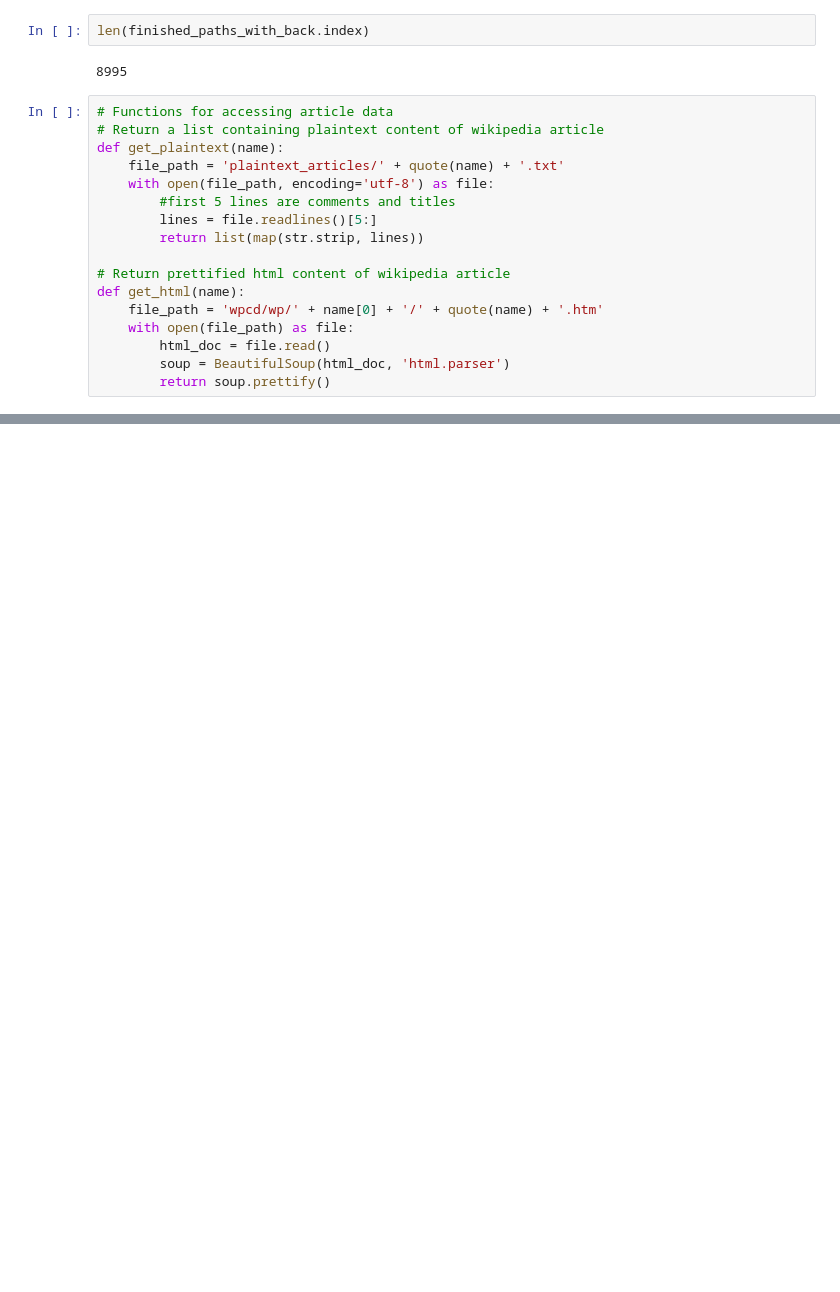
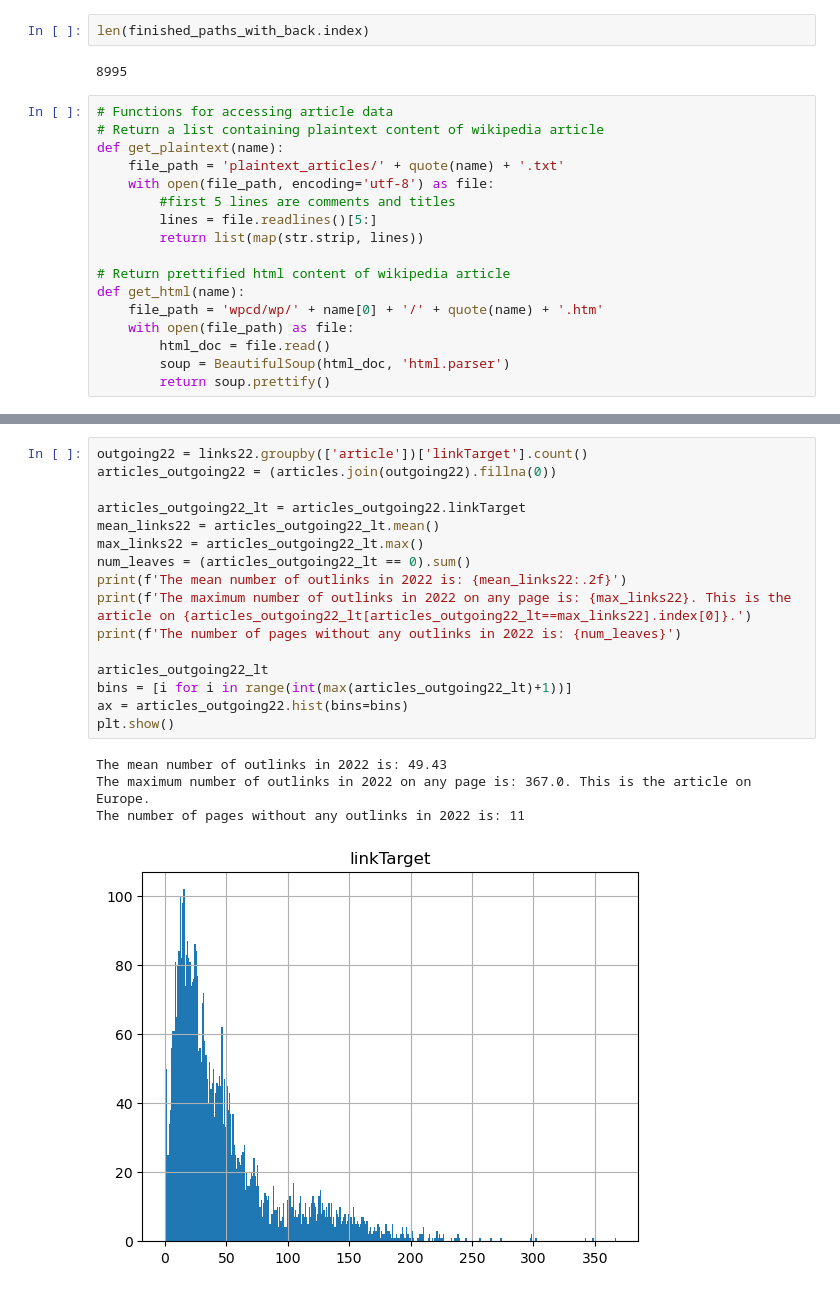
Before and after one commit to epfl-ada/ada-2022-project-deadmaus, a Jupyter notebook: data_analysis.ipynb, the cells around one changed output, grey strips where cells are left out. Saved outputs shown, nothing was run; the diff lists cells and outputs as text; blank space fills up the shorter version.

```diff
--- a/data_analysis.ipynb
+++ b/data_analysis.ipynb
@@ -118,0 +187,21 @@ AttributeError: 'numpy.ndarray' object has no attribute 'set_ylabel'
+# %%
+outgoing22 = links22.groupby(['article'])['linkTarget'].count()
+articles_outgoing22 = (articles.join(outgoing22).fillna(0))
+
+articles_outgoing22_lt = articles_outgoing22.linkTarget
+mean_links22 = articles_outgoing22_lt.mean()
+max_links22 = articles_outgoing22_lt.max()
+num_leaves = (articles_outgoing22_lt == 0).sum()
+print(f'The mean number of outlinks in 2022 is: {mean_links22:.2f}')
+print(f'The maximum number of outlinks in 2022 on any page is: {max_links22}. This is the article on {articles_outgoing22_lt[articles_outgoing22_lt==max_links22].index[0]}.')
+print(f'The number of pages without any outlinks in 2022 is: {num_leaves}')
+
+articles_outgoing22_lt
+bins = [i for i in range(int(max(articles_outgoing22_lt)+1))]
+ax = articles_outgoing22.hist(bins=bins)
+plt.show()
+# %% [output]
+The mean number of outlinks in 2022 is: 49.43
+The maximum number of outlinks in 2022 on any page is: 367.0. This is the article on Europe.
+The number of pages without any outlinks in 2022 is: 11
+[figure, added]
```
Also changed, not shown: parts of 9 cells of this notebook.
